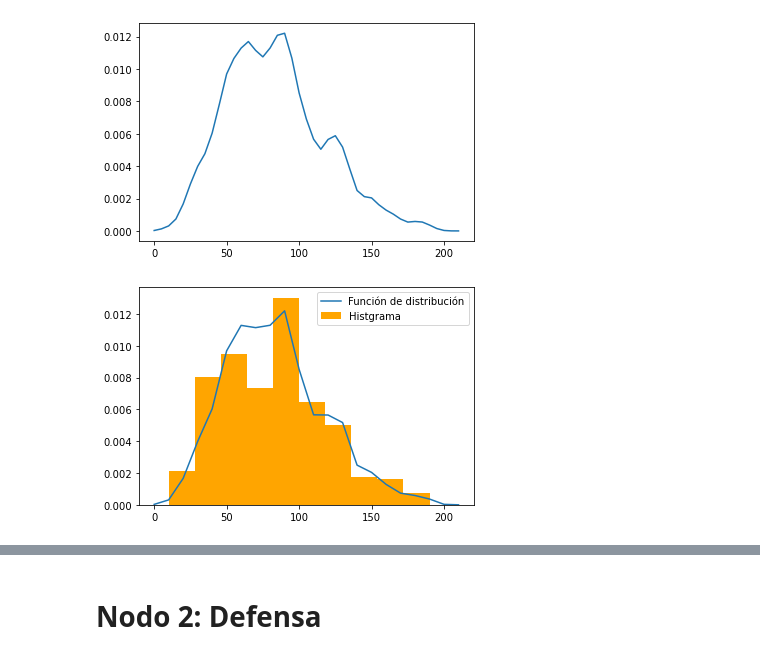
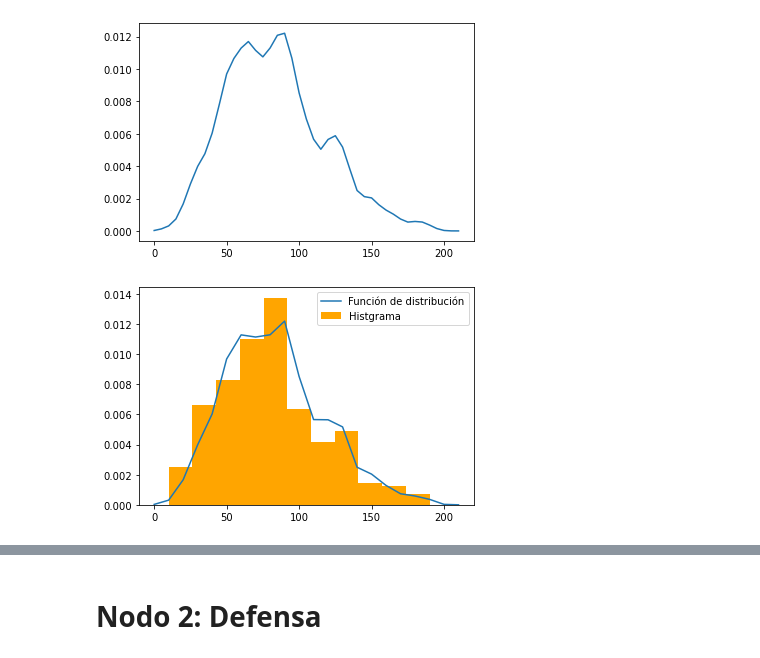
Before and after one commit to JuanPrdz/Proyecto_tema2_JPRodriguez_ARamirez_SRomero, a Jupyter notebook: El_bueno.ipynb, the cells around one changed output, grey strips where cells are left out. Saved outputs shown, nothing was run; the diff lists cells and outputs as text; code cells hidden in the pictures.

```diff
--- a/El_bueno.ipynb
+++ b/El_bueno.ipynb
@@ -86,17 +86,21 @@ from scipy.stats import gaussian_kde
 from statsmodels.nonparametric.kde import KDEUnivariate
 from statsmodels.nonparametric.kernel_density import KDEMultivariate
 import scipy.stats as st
+import statsmodels.api as sm
+# Ignorar warnings
+import warnings
+warnings.filterwarnings("ignore")
 
 data = pd.read_csv('Pokemon.csv').dropna()
 
-x=['Attack','Defense','Sp. Atk','Speed']
+nodos=['Attack','Defense','Sp. Atk','Speed']
 
 
 for i in range(4):
-    plt.hist(data[x[i]],bins=20,label=x[i])
+    plt.hist(data[x[i]],bins=20,label=nodos[i])
     plt.legend()
     plt.show()
-data
+data.head()
 # %% [output]
 [figure]
 [figure]
@@ -269,12 +304,12 @@ plt.plot(np.arange(0,211,5),f_1(np.arange(0,211,5)))
 [figure]
 # %%
 # Comparamos el histograma de "o" (10000 simulaciones del ataque, en función de su distribución de probabilidad)
-plt.hist(o, bins=10, density = True, color = 'orange',label='Histgrama')
+plt.hist(o, bins=11, density = True, color = 'orange',label='Histgrama')
 plt.plot(np.arange(0,211,10),f_1(np.arange(0,211,10)),label='Función de distribución')
 plt.legend()
 plt.show()
 # %% [output]
-[figure, old version]
+[figure, new version]
 # %%
 # Nivel de confianza, y su intérvalo.
 
```
Also changed, not shown: parts of 16 cells of this notebook.
